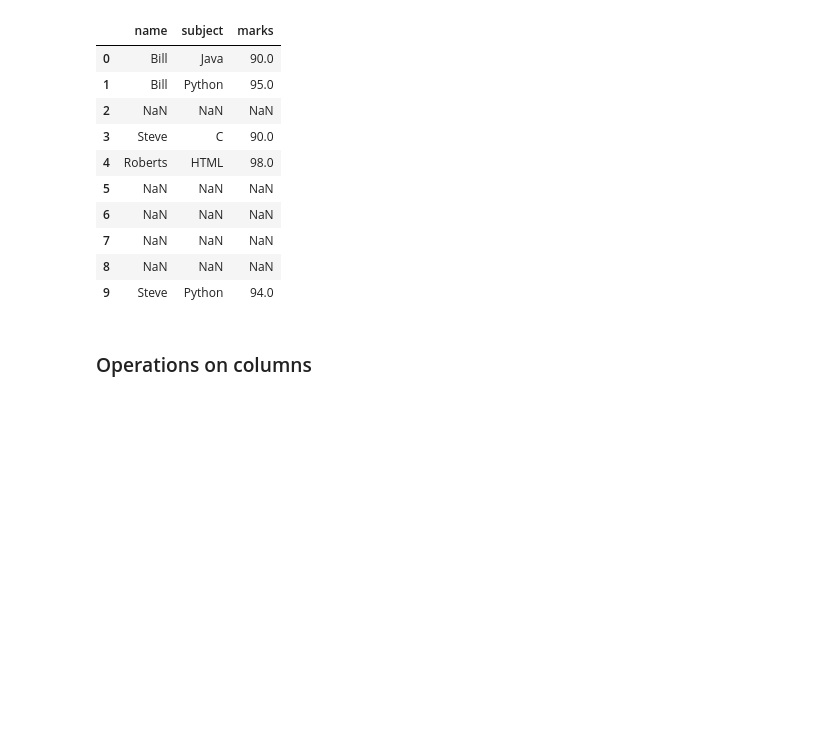
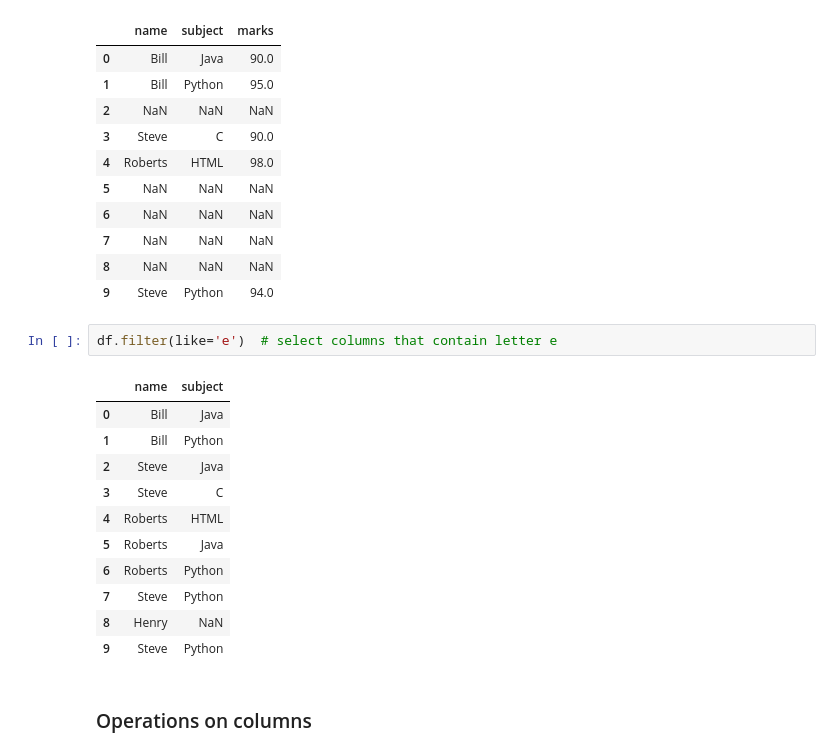
Before and after one commit to srikanthpragada/DS_03_AUG_2020, a Jupyter notebook: pandas/marks_df.ipynb, the cells around one changed output. Drawn from its saved outputs; the diff is of its cells as text; blank space fills up the shorter version.

```diff
--- a/pandas/marks_df.ipynb
+++ b/pandas/marks_df.ipynb
@@ -232,6 +232,20 @@ df.where( df.marks > 80)
 | 7 | NaN | NaN | NaN |
 | 8 | NaN | NaN | NaN |
 | 9 | Steve | Python | 94.0 |
+# %%
+df.filter(like='e')  # select columns that contain letter e
+# %% [output]
+|  | name | subject |
+| 0 | Bill | Java |
+| 1 | Bill | Python |
+| 2 | Steve | Java |
+| 3 | Steve | C |
+| 4 | Roberts | HTML |
+| 5 | Roberts | Java |
+| 6 | Roberts | Python |
+| 7 | Steve | Python |
+| 8 | Henry | NaN |
+| 9 | Steve | Python |
 # %% [markdown]
 ### Operations on columns
 # %%
```
Also changed, not shown: parts of 29 cells of this notebook.
